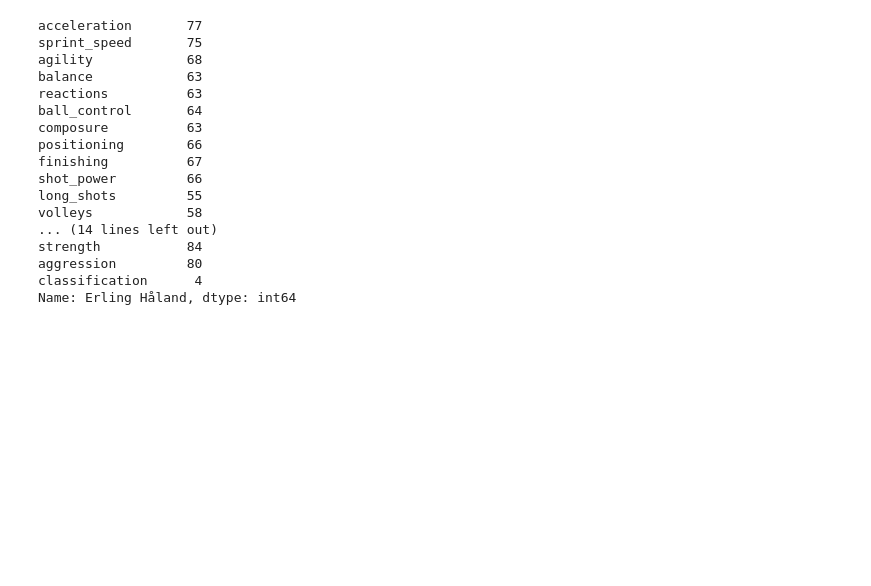
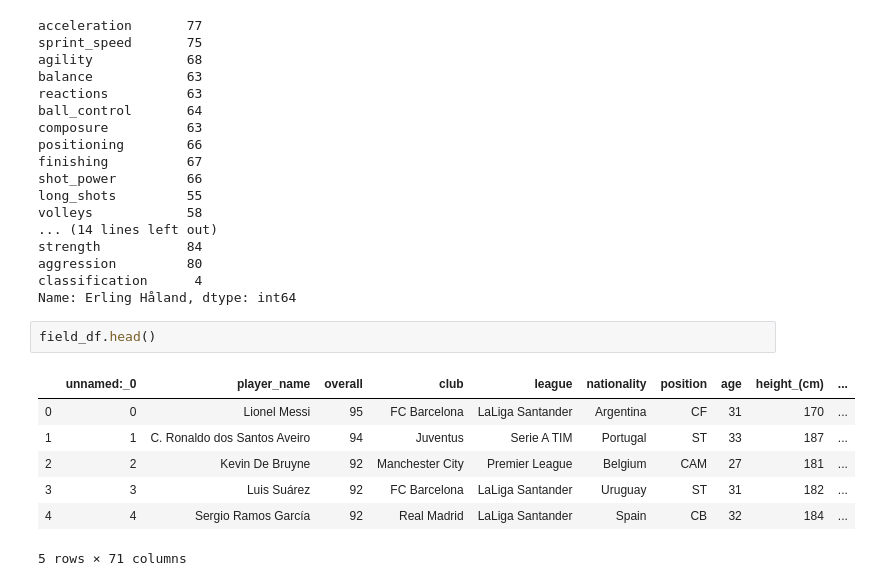
Before and after one commit to dirkstrong1/soccer_player_predictor, a Jupyter notebook: sandbox/data_prep.ipynb, the cells around one changed output. Cells and saved outputs as stored; diff of their text form; blank space fills up the shorter version.

```diff
--- a/sandbox/data_prep.ipynb
+++ b/sandbox/data_prep.ipynb
@@ -210,3 +219,13 @@ strength           84
 aggression         80
 classification      4
 Name: Erling Håland, dtype: int64
+# %%
+field_df.head()
+# %% [output]
+|  | unnamed:_0 | player_name | overall | club | league | nationality | position | age | height_(cm) | ... |
+| 0 | 0 | Lionel Messi | 95 | FC Barcelona | LaLiga Santander | Argentina | CF | 31 | 170 | ... |
+| 1 | 1 | C. Ronaldo dos Santos Aveiro | 94 | Juventus | Serie A TIM | Portugal | ST | 33 | 187 | ... |
+| 2 | 2 | Kevin De Bruyne | 92 | Manchester City | Premier League | Belgium | CAM | 27 | 181 | ... |
+| 3 | 3 | Luis Suárez | 92 | FC Barcelona | LaLiga Santander | Uruguay | ST | 31 | 182 | ... |
+| 4 | 4 | Sergio Ramos García | 92 | Real Madrid | LaLiga Santander | Spain | CB | 32 | 184 | ... |
+5 rows × 71 columns
```
Also changed, not shown: parts of 4 cells of this notebook, 5 other files.
